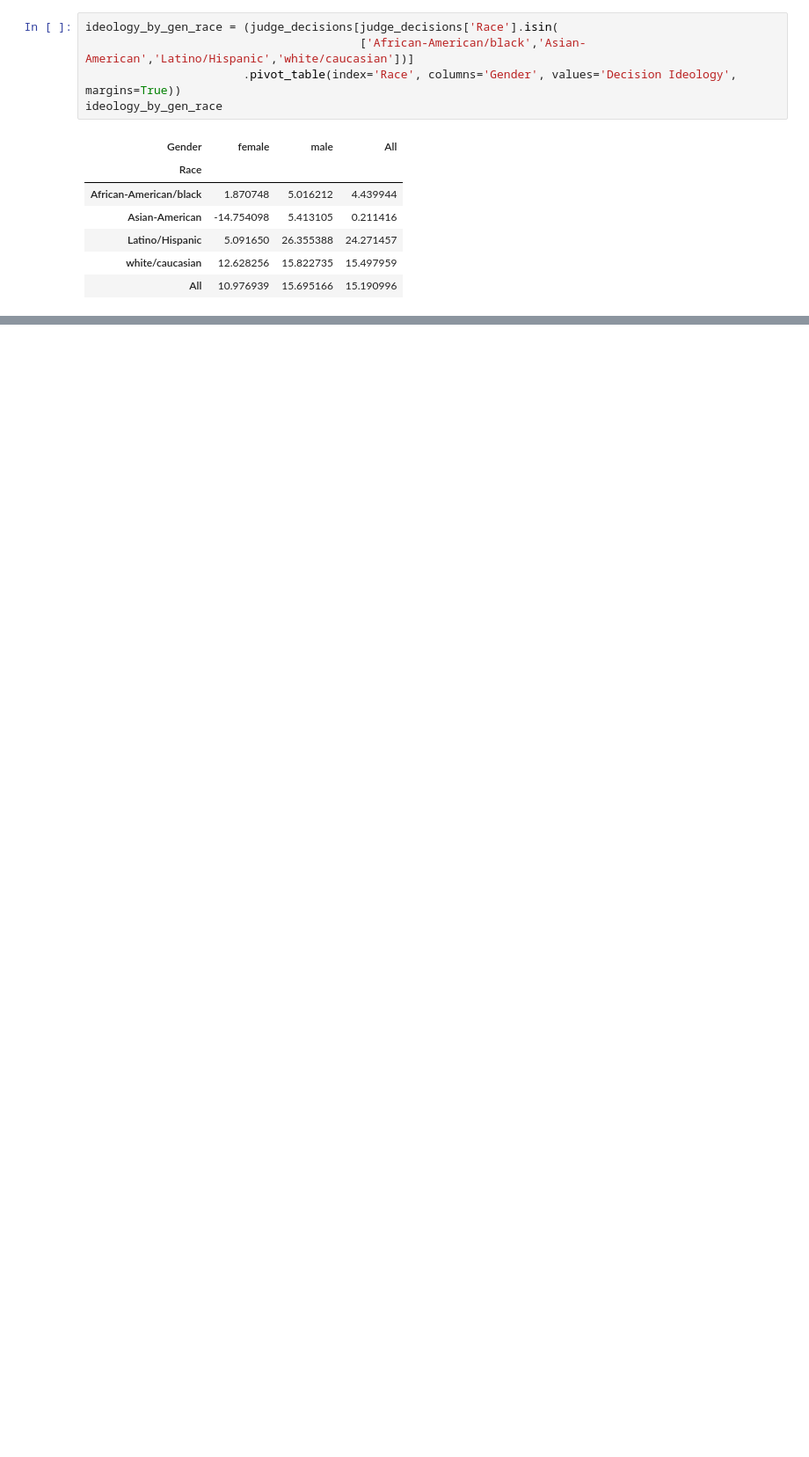
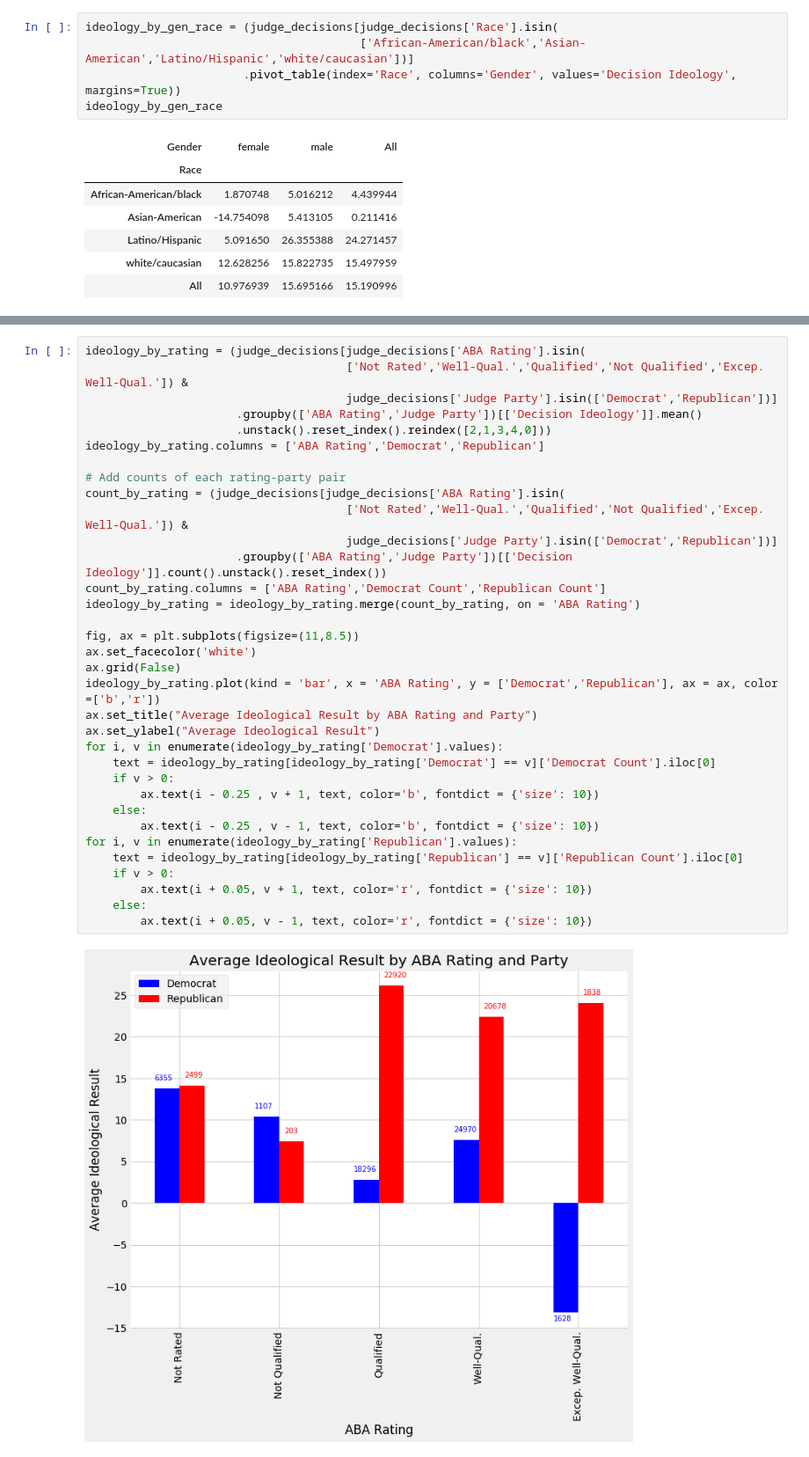
Before and after one commit to isapollnik/uscourts, a Jupyter notebook: Carp-Manning Analysis.ipynb, the cells around one changed output, grey strips where cells are left out. Shown at 88% size. Saved outputs shown, nothing was run; the diff lists cells and outputs as text; blank space fills up the shorter version.

```diff
--- a/Carp-Manning Analysis.ipynb
+++ b/Carp-Manning Analysis.ipynb
@@ -150,0 +163,36 @@ ideology_by_rating.plot(kind = 'bar', x = 'ABA Rating', y = ['Democrat','Republi
+# %%
+ideology_by_rating = (judge_decisions[judge_decisions['ABA Rating'].isin(
+                                      ['Not Rated','Well-Qual.','Qualified','Not Qualified','Excep. Well-Qual.']) &
+                                      judge_decisions['Judge Party'].isin(['Democrat','Republican'])]
+                      .groupby(['ABA Rating','Judge Party'])[['Decision Ideology']].mean()
+                      .unstack().reset_index().reindex([2,1,3,4,0]))
+ideology_by_rating.columns = ['ABA Rating','Democrat','Republican']
+
+# Add counts of each rating-party pair
+count_by_rating = (judge_decisions[judge_decisions['ABA Rating'].isin(
+                                      ['Not Rated','Well-Qual.','Qualified','Not Qualified','Excep. Well-Qual.']) &
+                                      judge_decisions['Judge Party'].isin(['Democrat','Republican'])]
+                      .groupby(['ABA Rating','Judge Party'])[['Decision Ideology']].count().unstack().reset_index())
+count_by_rating.columns = ['ABA Rating','Democrat Count','Republican Count']
+ideology_by_rating = ideology_by_rating.merge(count_by_rating, on = 'ABA Rating')
+
+fig, ax = plt.subplots(figsize=(11,8.5))
+ax.set_facecolor('white')
+ax.grid(False)
+ideology_by_rating.plot(kind = 'bar', x = 'ABA Rating', y = ['Democrat','Republican'], ax = ax, color =['b','r'])
+ax.set_title("Average Ideological Result by ABA Rating and Party")
+ax.set_ylabel("Average Ideological Result")
+for i, v in enumerate(ideology_by_rating['Democrat'].values):
+    text = ideology_by_rating[ideology_by_rating['Democrat'] == v]['Democrat Count'].iloc[0]
+    if v > 0:
+        ax.text(i - 0.25 , v + 1, text, color='b', fontdict = {'size': 10})
+    else:
+        ax.text(i - 0.25 , v - 1, text, color='b', fontdict = {'size': 10})
+for i, v in enumerate(ideology_by_rating['Republican'].values):
+    text = ideology_by_rating[ideology_by_rating['Republican'] == v]['Republican Count'].iloc[0]
+    if v > 0:
+        ax.text(i + 0.05, v + 1, text, color='r', fontdict = {'size': 10})
+    else:
+        ax.text(i + 0.05, v - 1, text, color='r', fontdict = {'size': 10})
+# %% [output]
+[figure, added]
```
Also changed, not shown: parts of 16 cells of this notebook.
